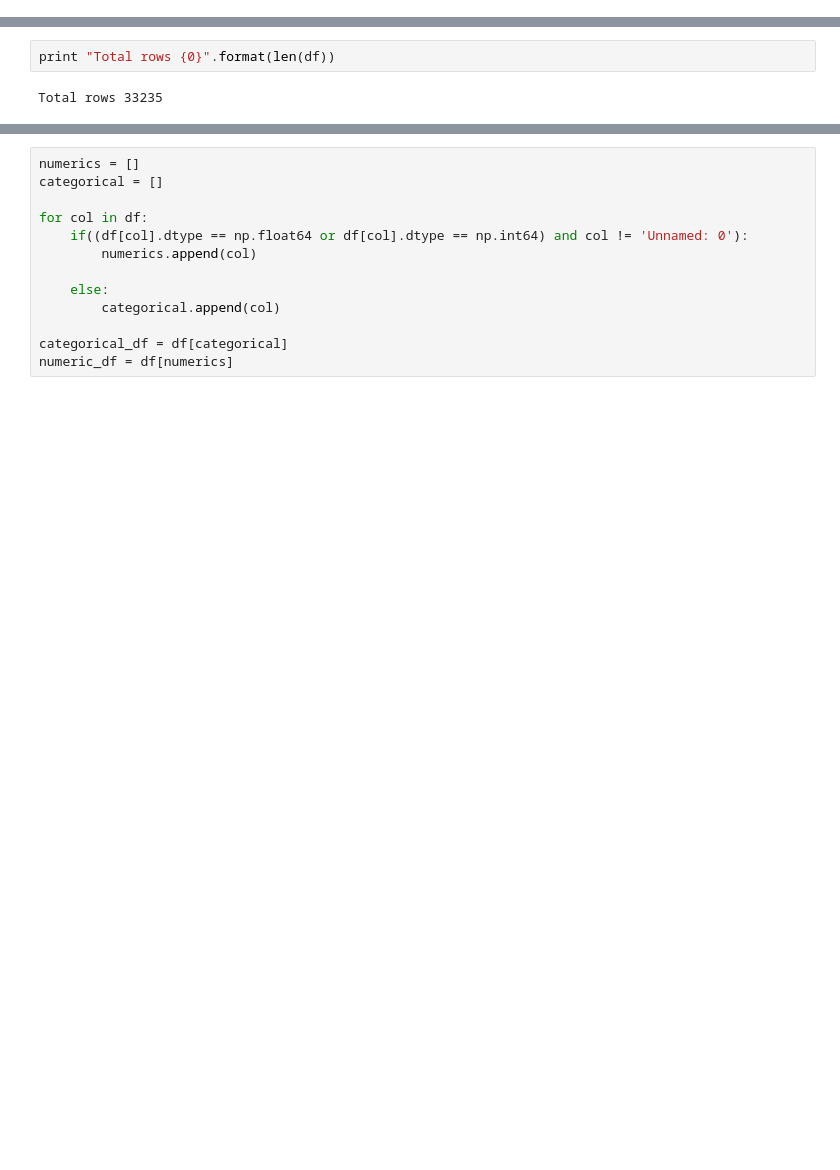
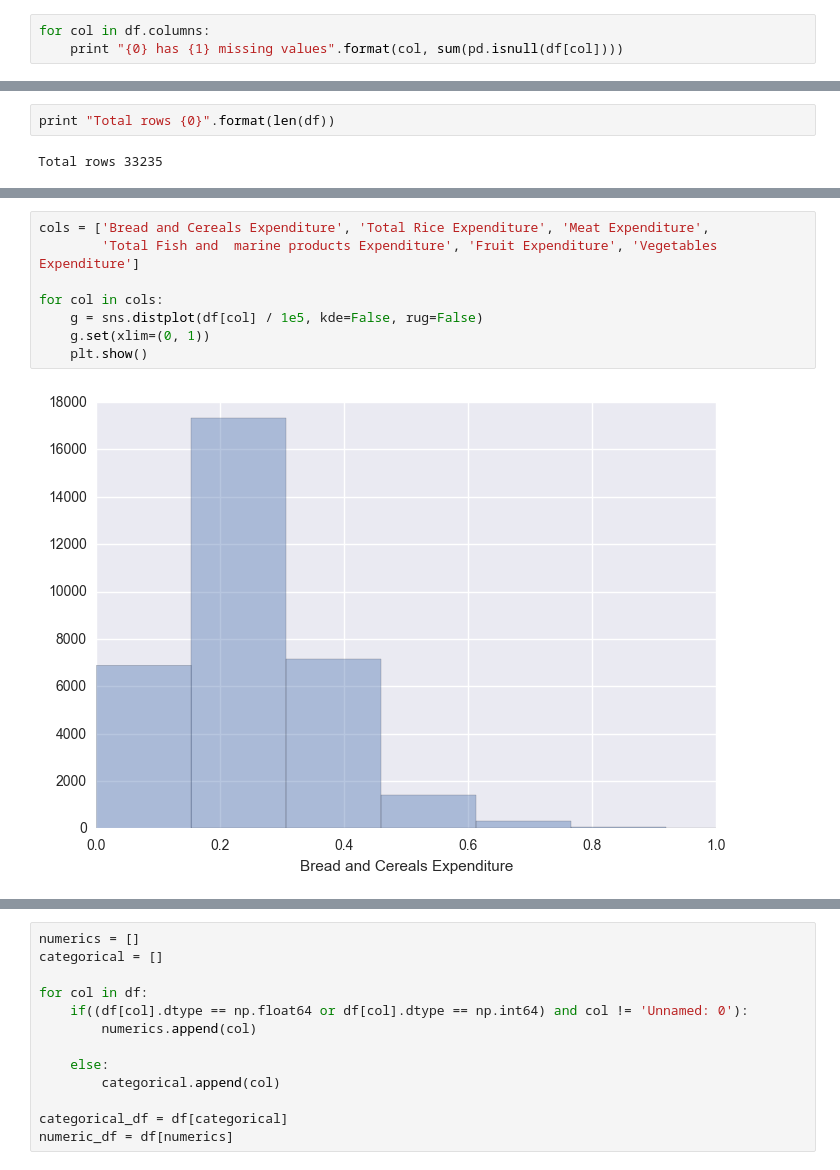
Before and after one commit to colegrigsby/401NN, a Jupyter notebook: EDA.ipynb, the cells around one changed output, grey strips where cells are left out. Saved outputs shown, nothing was run; the diff lists cells and outputs as text; blank space fills up the shorter version.

```diff
--- a/EDA.ipynb
+++ b/EDA.ipynb
@@ -20,3 +24,6 @@ df.head()
 print "Rows with missing values {0}".format(df.shape[0] - df.dropna().shape[0])
 # %% [output]
 Rows with missing values 6040
+# %%
+for col in df.columns:
+    print "{0} has {1} missing values".format(col, sum(pd.isnull(df[col])))
@@ -39,0 +91,10 @@ df.describe()
+# %%
+cols = ['Bread and Cereals Expenditure', 'Total Rice Expenditure', 'Meat Expenditure',
+        'Total Fish and  marine products Expenditure', 'Fruit Expenditure', 'Vegetables Expenditure']
+
+for col in cols:
+    g = sns.distplot(df[col] / 1e5, kde=False, rug=False)
+    g.set(xlim=(0, 1))
+    plt.show()
+# %% [output]
+[figure, added]
```
Also changed, not shown: parts of 25 cells of this notebook, 1 other file.
